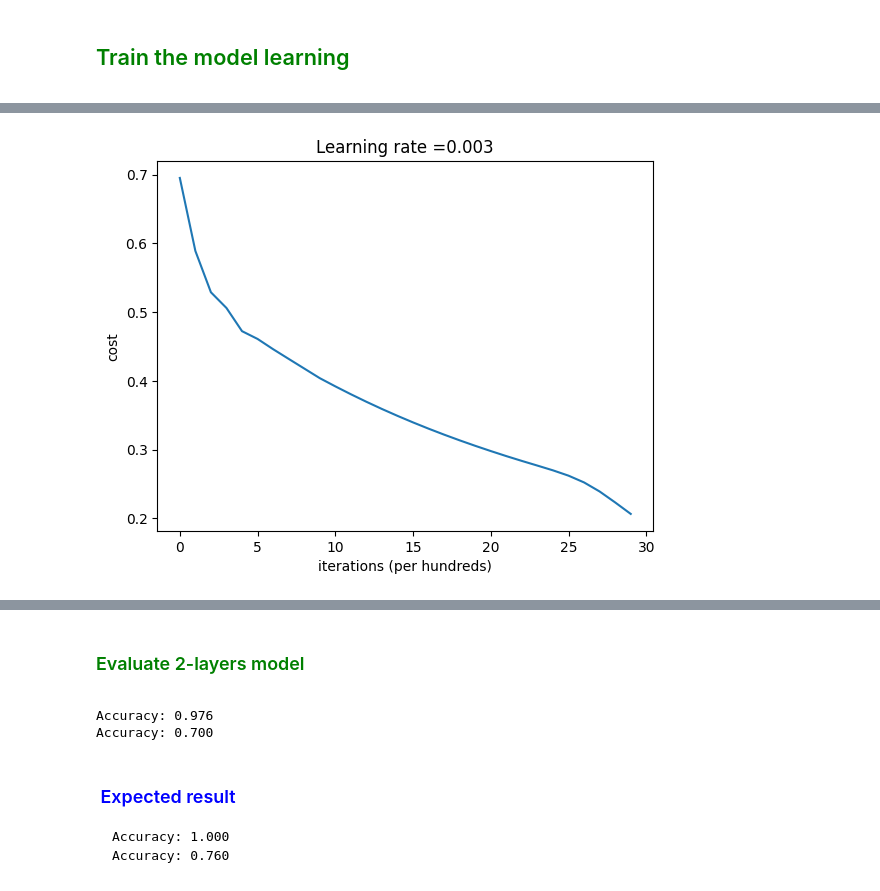
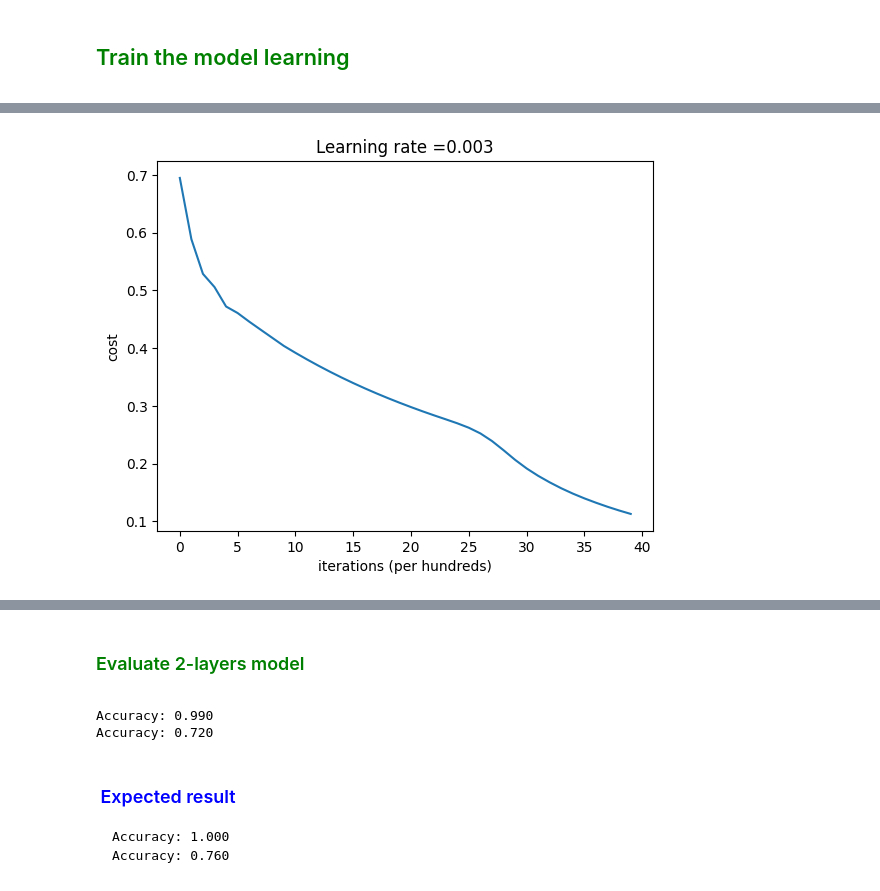
Before and after one commit to Sviatoslav1886/Data_science_2023, a Jupyter notebook: homework_lesson_26.ipynb, the cells around one changed output, grey strips where cells are left out. Cells and saved outputs as stored; diff of their text form; code cells hidden in the pictures.

```diff
--- a/homework_lesson_26.ipynb
+++ b/homework_lesson_26.ipynb
@@ -462,8 +463,11 @@ def compute_cost(A_last, Y):
 
     assert(A_last.shape == Y.shape)
 
-    sum = np.sum(Y * np.log(A_last) + (1 - Y) * (np.log(1 - A_last)))
-    cost = (-(1/m)) * sum
+    # sum = np.sum(Y * np.log(A_last) + (1 - Y) * (np.log(1 - A_last)))
+    # cost = (-(1/m)) * sum
+
+    logprobs = np.multiply(np.log(A_last),Y) + np.multiply(np.log(1-A_last), 1-Y)
+    cost = - (np.sum(logprobs) / m)
 
     assert(cost.shape == ())
 
@@ -639,6 +643,6 @@ parameters = two_layer_model(
     Y_train,
     layers_dims,
     learning_rate = 0.003,
-    num_iterations = 3000,
+    num_iterations = 4000,
     print_cost=True)
 # %% [output]
@@ -662,4 +666,4 @@ Cost after iteration 2900: 0.20656441155455604
-[figure, old version]
+[figure, new version]
 # %% [markdown]
 <font color = blue >
 
@@ -725,8 +729,8 @@ def evaluate_two_layers(X, Y, parameters):
 evaluate_two_layers(X_train_scaled, Y_train, parameters)
 test_accuracy = evaluate_two_layers(X_test_scaled, Y_test, parameters)
 # %% [output]
-Accuracy: 0.976
-Accuracy: 0.700
+Accuracy: 0.990
+Accuracy: 0.720
 # %% [markdown]
 <font color = blue >
 
```
Also changed, not shown: parts of 11 cells of this notebook.
